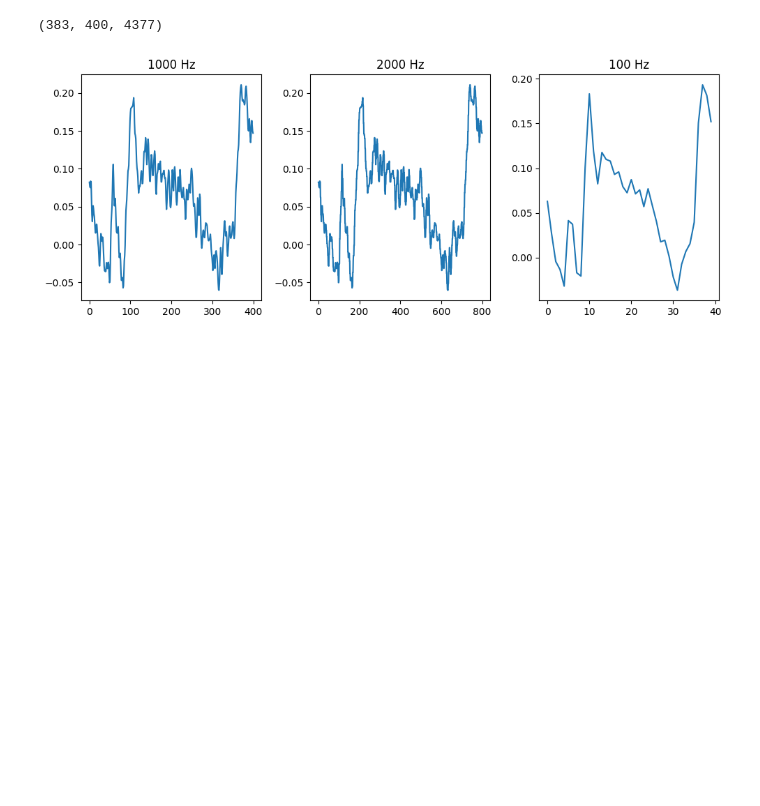
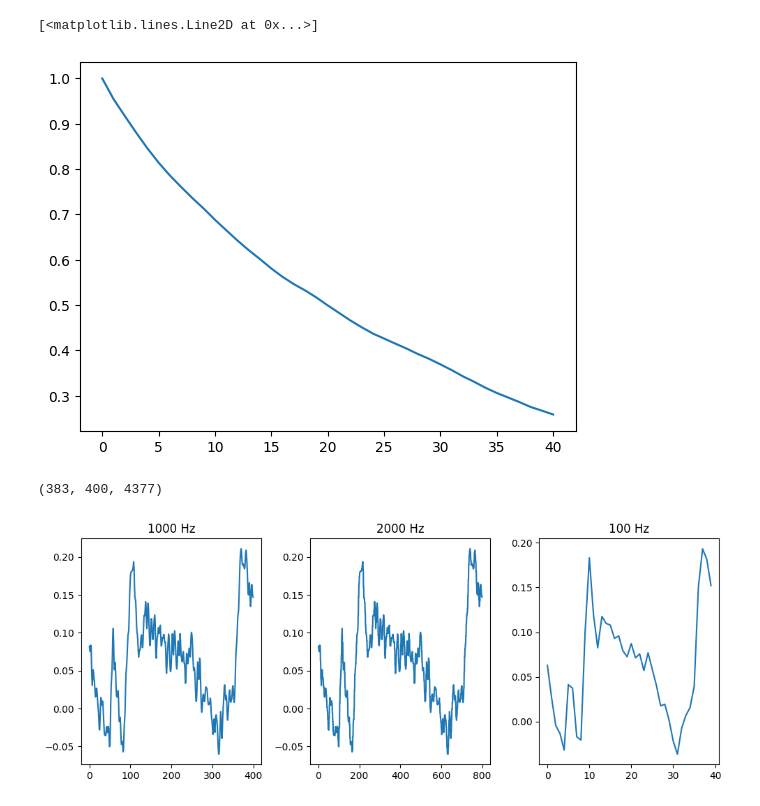
Before and after one commit to TizianoCausin01/temporal_context, a Jupyter notebook: python_scripts/scripts/first_object_classes_dev.ipynb, the cells around one changed output. Cells and saved outputs as stored; diff of their text form; code cells hidden in the pictures; blank space fills up the shorter version.

Commit message:
Created and tested BrainAreas, TimeSeries, RSA and dRSA classes

```diff
--- a/python_scripts/scripts/first_object_classes_dev.ipynb
+++ b/python_scripts/scripts/first_object_classes_dev.ipynb
@@ -176,0 +31,14 @@ class TimeSeries:
+# %%
+from general_utils.utils import multivariate_ou
+ou = multivariate_ou(10, 50, .1, 3).T
+try:
+    a = TimeSeries(np.split(ou, ou.shape, axis=1), 10)
+    au, lp= a.autocorr(max_lag=40)
+except TypeError:
+    print("TypeError successfully caught")
+    a = TimeSeries(ou, 10)
+    au, lp= a.autocorr(max_lag=40)
+
+
+plt.plot(lp)
+# %% [output]
@@ -177,3 +47,5 @@ class TimeSeries:
+[<matplotlib.lines.Line2D at 0x...>]
+[figure, added]
 # %%
 rasters_path = f"{paths['livingstone_lab']}/tiziano/data/{cfg.monkey_name}_natraster{cfg.date}.mat"
 with h5py.File(rasters_path, "r") as f:
```
Also changed, not shown: parts of 16 cells of this notebook, 3 other files.
